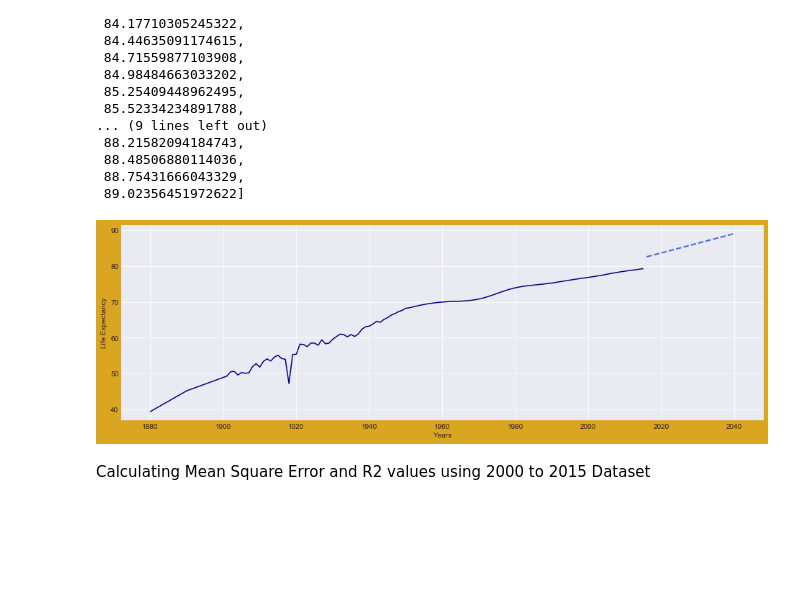
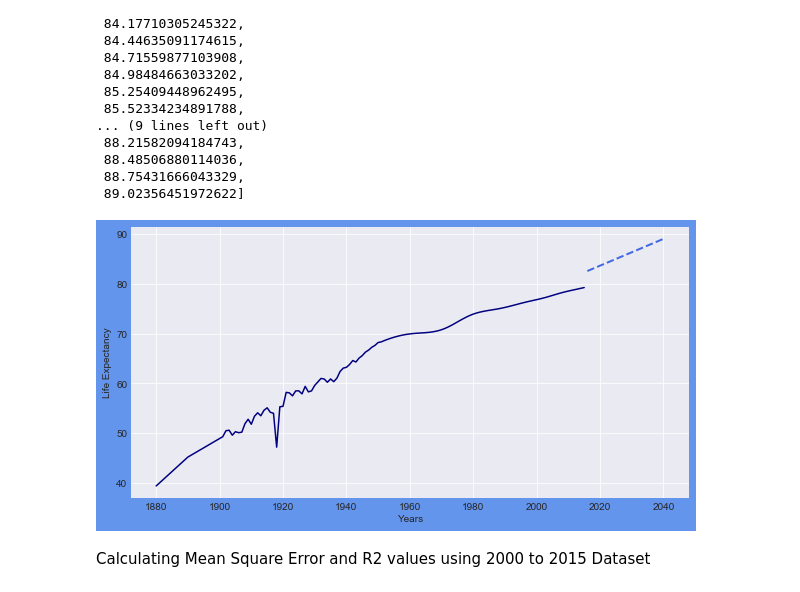
Before and after one commit to santhoshpullela/TheVulcanSalute, a Jupyter notebook: newpred.ipynb, the cells around one changed output. Cells and saved outputs as stored; diff of their text form; code cells hidden in the pictures; blank space fills up the shorter version.

```diff
--- a/newpred.ipynb
+++ b/newpred.ipynb
@@ -157,15 +159,15 @@ future_LE
 future_pred = pd.DataFrame({'Future Years':future_years,'Life Expectancy':future_LE})
 future_pred.to_csv('predicted years.csv', header=True)
 # %%
-fig = plt.figure(figsize=(16,5),edgecolor='black',facecolor='goldenrod')
+fig = plt.figure(figsize=(10,5),edgecolor='black',facecolor='cornflowerblue')
 plt.plot(X,y,c='navy')
 plt.plot(future_years, future_LE,linestyle='dashed',linewidth=2,c='royalblue')
 plt.xlabel('Years')
 plt.ylabel('Life Expectancy')
 plt.savefig('images/Years_LE.png',facecolor=fig.get_facecolor(), transparent=True,edgecolor=fig.get_edgecolor())
 plt.show()
 # %% [output]
-[figure, old version]
+[figure, new version]
 # %% [markdown]
 Calculating Mean Square Error and R2 values using 2000 to 2015 Dataset
 # %%
```
Also changed, not shown: parts of 3 cells of this notebook, 13 other files.
